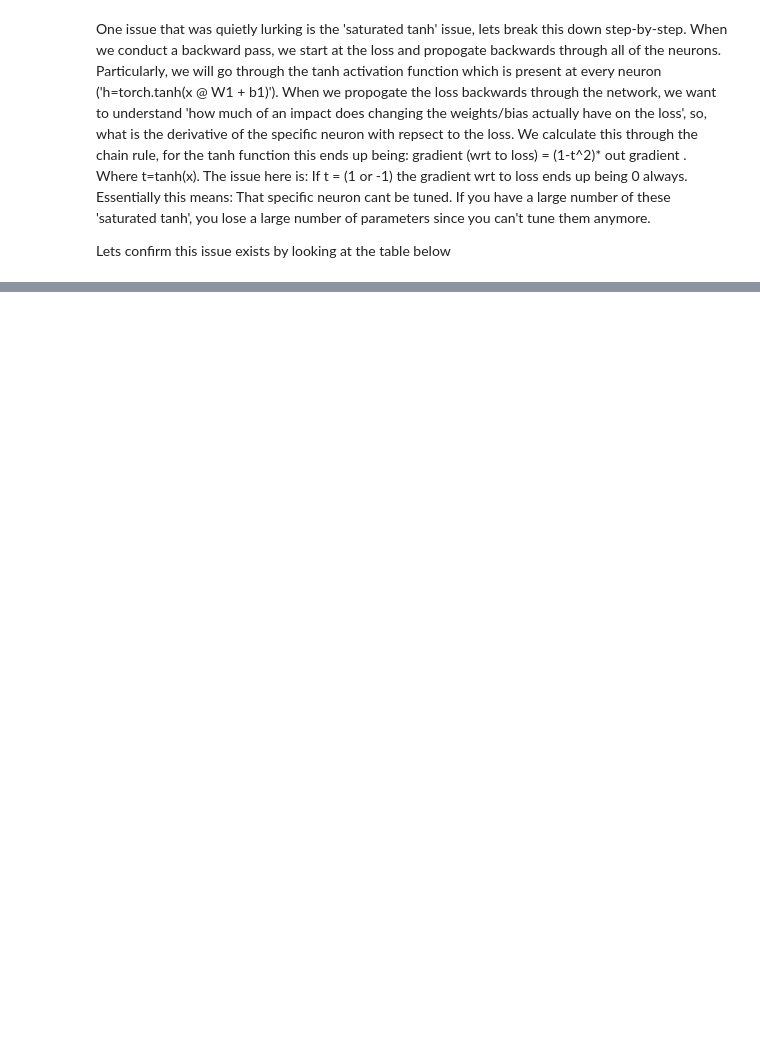
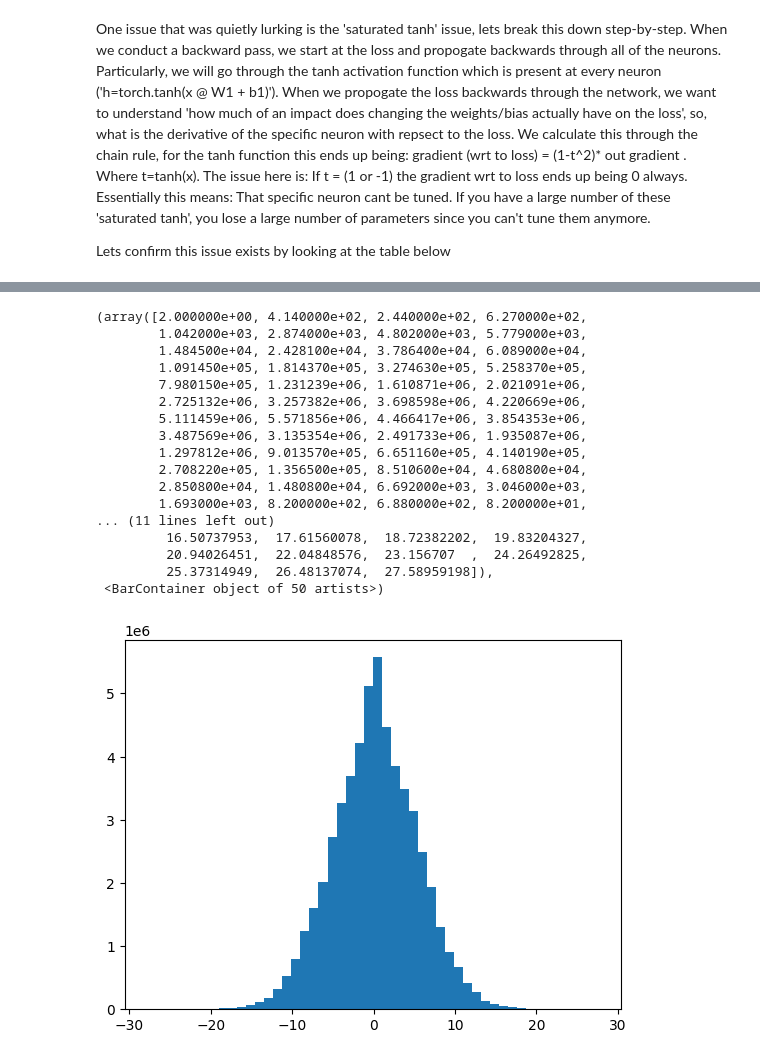
Before and after one commit to hamadomran/Hamads-Learning-Log, a Jupyter notebook: 04-Makemore_MLP_Part2/makemore_mlp2.ipynb, the cells around one changed output, grey strips where cells are left out. Drawn from its saved outputs; the diff is of its cells as text; code cells hidden in the pictures; blank space fills up the shorter version.

```diff
--- a/04-Makemore_MLP_Part2/makemore_mlp2.ipynb
+++ b/04-Makemore_MLP_Part2/makemore_mlp2.ipynb
@@ -220,0 +231,21 @@ The next step is to visualize the tanh saturation for each neuron across the 182
+# %%
+plt.hist(( x @ W1 + b1).view(-1).tolist(),50)
+# %% [output]
+(array([2.000000e+00, 4.140000e+02, 2.440000e+02, 6.270000e+02,
+        1.042000e+03, 2.874000e+03, 4.802000e+03, 5.779000e+03,
+        1.484500e+04, 2.428100e+04, 3.786400e+04, 6.089000e+04,
+        1.091450e+05, 1.814370e+05, 3.274630e+05, 5.258370e+05,
+        7.980150e+05, 1.231239e+06, 1.610871e+06, 2.021091e+06,
+        2.725132e+06, 3.257382e+06, 3.698598e+06, 4.220669e+06,
+        5.111459e+06, 5.571856e+06, 4.466417e+06, 3.854353e+06,
+        3.487569e+06, 3.135354e+06, 2.491733e+06, 1.935087e+06,
+        1.297812e+06, 9.013570e+05, 6.651160e+05, 4.140190e+05,
+        2.708220e+05, 1.356500e+05, 8.510600e+04, 4.680800e+04,
+        2.850800e+04, 1.480800e+04, 6.692000e+03, 3.046000e+03,
+        1.693000e+03, 8.200000e+02, 6.880000e+02, 8.200000e+01,
+... (11 lines left out)
+         16.50737953,  17.61560078,  18.72382202,  19.83204327,
+         20.94026451,  22.04848576,  23.156707  ,  24.26492825,
+         25.37314949,  26.48137074,  27.58959198]),
+ <BarContainer object of 50 artists>)
+[figure, added]
```
Also changed, not shown: parts of 7 cells of this notebook.
